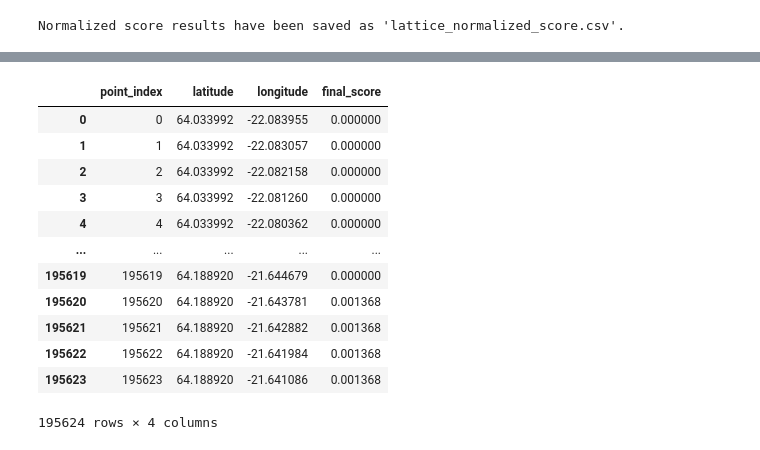
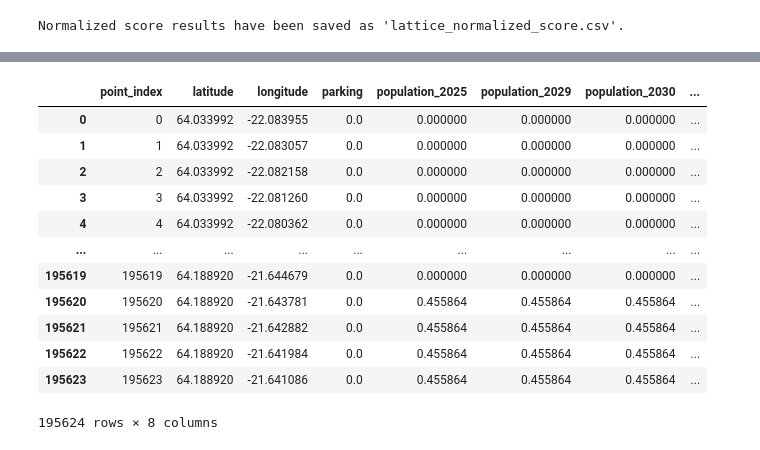
Before and after one commit to imtambovtcev/icelandic-railroad-company, a Jupyter notebook: code/(7_9)usefull_lattice.ipynb, the cells around one changed output, grey strips where cells are left out. Saved outputs shown, nothing was run; the diff lists cells and outputs as text; code cells hidden in the pictures.

Commit message:
+ score based demand for runs

```diff
--- a/code/(7_9)usefull_lattice.ipynb
+++ b/code/(7_9)usefull_lattice.ipynb
@@ -381,10 +381,20 @@ def estimate_normalized_score_for_lattice(poi_data, points, radius):
         # Calculate the total normalized score
         total_normalized_score = nearby_pois['normalized_score'].sum()
 
+        category_scores = {}
+        for category in poi_data['category'].unique():
+            nearby_pois_category = nearby_pois[nearby_pois['category'] == category]
+            total_normalized_score_category = nearby_pois_category['normalized_score'].sum(
+            )
+            category_scores[f'{category}_score'] = total_normalized_score_category
+
         results.append({
             "point_index": idx,
+            "latitude": points[idx][1],
+            "longitude": points[idx][0],
             "location": points[idx],
             "total_normalized_score": total_normalized_score,
+            **category_scores,
             "nearby_pois": nearby_pois
         })
 
@@ -393,18 +403,8 @@ def estimate_normalized_score_for_lattice(poi_data, points, radius):
 results = estimate_normalized_score_for_lattice(
     poi_data, lattice_points, standard_variables['standard_variables']['cutoff_radius']['value'])
 
-# Prepare the results for saving
-normalized_score_results_list = []
-for result in results:
-    normalized_score_results_list.append({
-        "point_index": result["point_index"],
-        "latitude": result["location"][1],
-        "longitude": result["location"][0],
-        "total_normalized_score": result["total_normalized_score"]
-    })
-
 # Convert to DataFrame
-normalized_score_results_df = pd.DataFrame(normalized_score_results_list)
+normalized_score_results_df = pd.DataFrame(results)
 
 # Save as CSV
 normalized_score_results_df.to_csv(
@@ -416,23 +436,28 @@ Normalized score results have been saved as 'lattice_normalized_score.csv'.
 # %%
 final_score_df = population_results_df[[
     'point_index', 'latitude', 'longitude']].copy()
+final_score_df['parking'] = results_df['total_capacity']
+final_score_df['population_2025'] = population_results_df['total_population_2025']
+final_score_df['population_2029'] = population_results_df['total_population_2029']
+final_score_df['population_2030'] = population_results_df['total_population_2030']
+
 final_score_df['final_score'] = 0.1*0.001*results_df['total_capacity']+0.001*population_results_df['total_population_2025']+0.001 * \
     population_results_df['total_population_2029']+0.001*population_results_df['total_population_2030'] + \
     100*normalized_score_results_df['total_normalized_score']
 display(final_score_df)
 
 final_score_df.to_csv("../data/lattice_final_score.csv", index=False)
 # %% [output]
-|  | point_index | latitude | longitude | final_score |
-| 0 | 0 | 64.033992 | -22.083955 | 0.000000 |
-| 1 | 1 | 64.033992 | -22.083057 | 0.000000 |
-| 2 | 2 | 64.033992 | -22.082158 | 0.000000 |
-| 3 | 3 | 64.033992 | -22.081260 | 0.000000 |
-| 4 | 4 | 64.033992 | -22.080362 | 0.000000 |
-| ... | ... | ... | ... | ... |
-| 195619 | 195619 | 64.188920 | -21.644679 | 0.000000 |
-| 195620 | 195620 | 64.188920 | -21.643781 | 0.001368 |
-| 195621 | 195621 | 64.188920 | -21.642882 | 0.001368 |
-| 195622 | 195622 | 64.188920 | -21.641984 | 0.001368 |
-| 195623 | 195623 | 64.188920 | -21.641086 | 0.001368 |
+|  | point_index | latitude | longitude | parking | population_2025 | population_2029 | population_2030 | ... |
+| 0 | 0 | 64.033992 | -22.083955 | 0.0 | 0.000000 | 0.000000 | 0.000000 | ... |
+| 1 | 1 | 64.033992 | -22.083057 | 0.0 | 0.000000 | 0.000000 | 0.000000 | ... |
+| 2 | 2 | 64.033992 | -22.082158 | 0.0 | 0.000000 | 0.000000 | 0.000000 | ... |
+| 3 | 3 | 64.033992 | -22.081260 | 0.0 | 0.000000 | 0.000000 | 0.000000 | ... |
+| 4 | 4 | 64.033992 | -22.080362 | 0.0 | 0.000000 | 0.000000 | 0.000000 | ... |
+| ... | ... | ... | ... | ... | ... | ... | ... | ... |
+| 195619 | 195619 | 64.188920 | -21.644679 | 0.0 | 0.000000 | 0.000000 | 0.000000 | ... |
+| 195620 | 195620 | 64.188920 | -21.643781 | 0.0 | 0.455864 | 0.455864 | 0.455864 | ... |
+| 195621 | 195621 | 64.188920 | -21.642882 | 0.0 | 0.455864 | 0.455864 | 0.455864 | ... |
+| 195622 | 195622 | 64.188920 | -21.641984 | 0.0 | 0.455864 | 0.455864 | 0.455864 | ... |
+| 195623 | 195623 | 64.188920 | -21.641086 | 0.0 | 0.455864 | 0.455864 | 0.455864 | ... |
-195624 rows × 4 columns
+195624 rows × 8 columns
```
Also changed, not shown: parts of 1 cell of this notebook, 10 other files.
